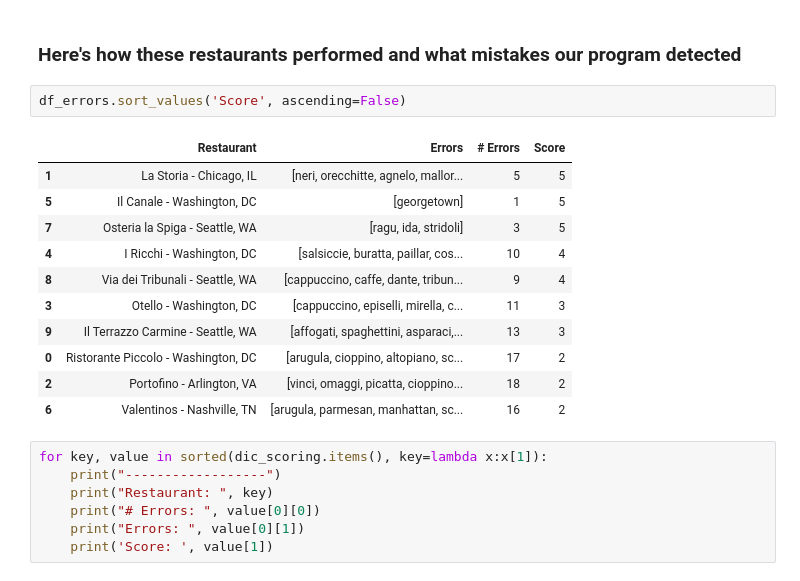
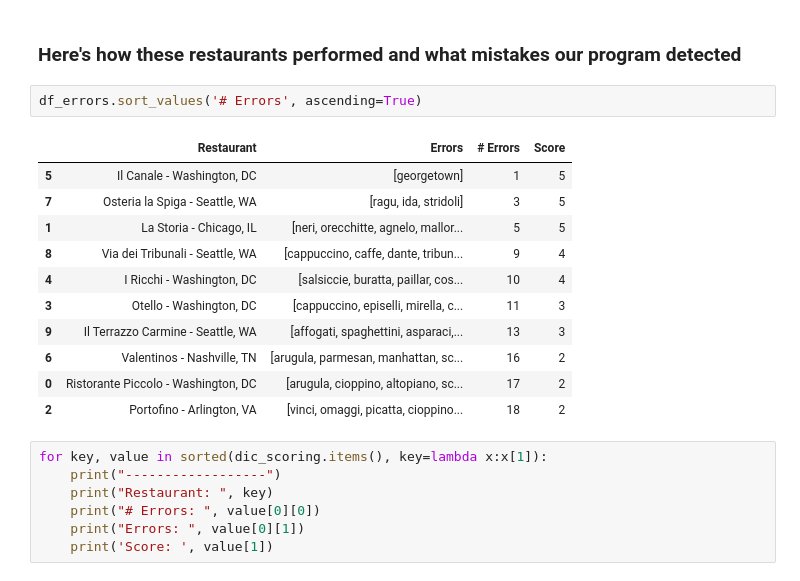
Before and after one commit to matteobucalossi50/FIRe-Fake-Italian-Restaurants-evaluator, a Jupyter notebook: FIRe-example.ipynb, the cells around one changed output. Drawn from its saved outputs; the diff is of its cells as text.

```diff
--- a/FIRe-example.ipynb
+++ b/FIRe-example.ipynb
@@ -128,19 +128,19 @@ df_errors = pd.DataFrame(df_errors, columns=['Restaurant', 'Errors','# Errors',
 # %% [markdown]
 ### Here's how these restaurants performed and what mistakes our program detected
 # %%
-df_errors.sort_values('Score', ascending=False)
+df_errors.sort_values('# Errors', ascending=True)
 # %% [output]
 |  | Restaurant | Errors | # Errors | Score |
-| 1 | La Storia - Chicago, IL | [neri, orecchitte, agnelo, mallor... | 5 | 5 |
 | 5 | Il Canale - Washington, DC | [georgetown] | 1 | 5 |
 | 7 | Osteria la Spiga - Seattle, WA | [ragu, ida, stridoli] | 3 | 5 |
+| 1 | La Storia - Chicago, IL | [neri, orecchitte, agnelo, mallor... | 5 | 5 |
+| 8 | Via dei Tribunali - Seattle, WA | [cappuccino, caffe, dante, tribun... | 9 | 4 |
 | 4 | I Ricchi - Washington, DC | [salsiccie, buratta, paillar, cos... | 10 | 4 |
-| 8 | Via dei Tribunali - Seattle, WA | [cappuccino, caffe, dante, tribun... | 9 | 4 |
 | 3 | Otello - Washington, DC | [cappuccino, episelli, mirella, c... | 11 | 3 |
 | 9 | Il Terrazzo Carmine - Seattle, WA | [affogati, spaghettini, asparaci,... | 13 | 3 |
+| 6 | Valentinos - Nashville, TN | [arugula, parmesan, manhattan, sc... | 16 | 2 |
 | 0 | Ristorante Piccolo - Washington, DC | [arugula, cioppino, altopiano, sc... | 17 | 2 |
 | 2 | Portofino - Arlington, VA | [vinci, omaggi, picatta, cioppino... | 18 | 2 |
-| 6 | Valentinos - Nashville, TN | [arugula, parmesan, manhattan, sc... | 16 | 2 |
 # %%
 for key, value in sorted(dic_scoring.items(), key=lambda x:x[1]):
     print("------------------")
```
